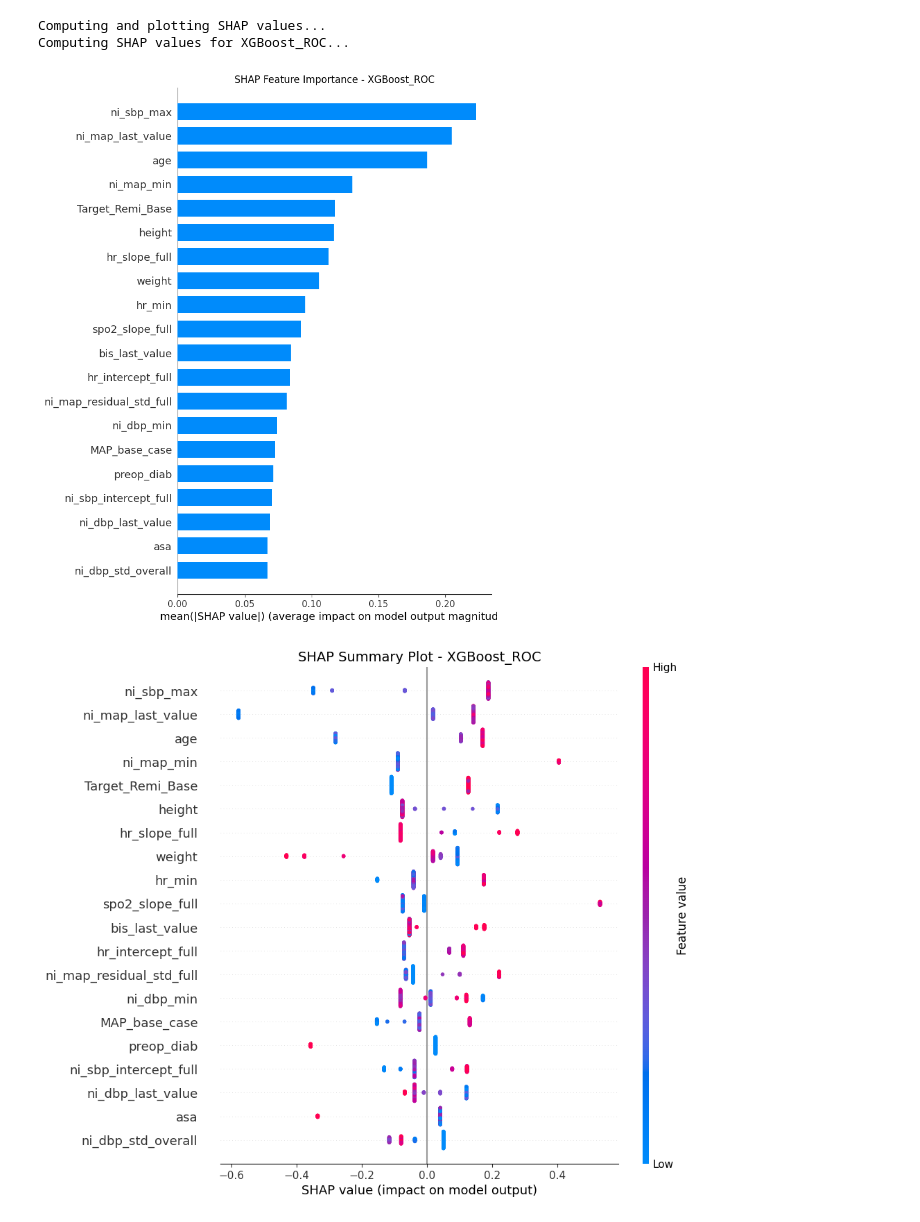
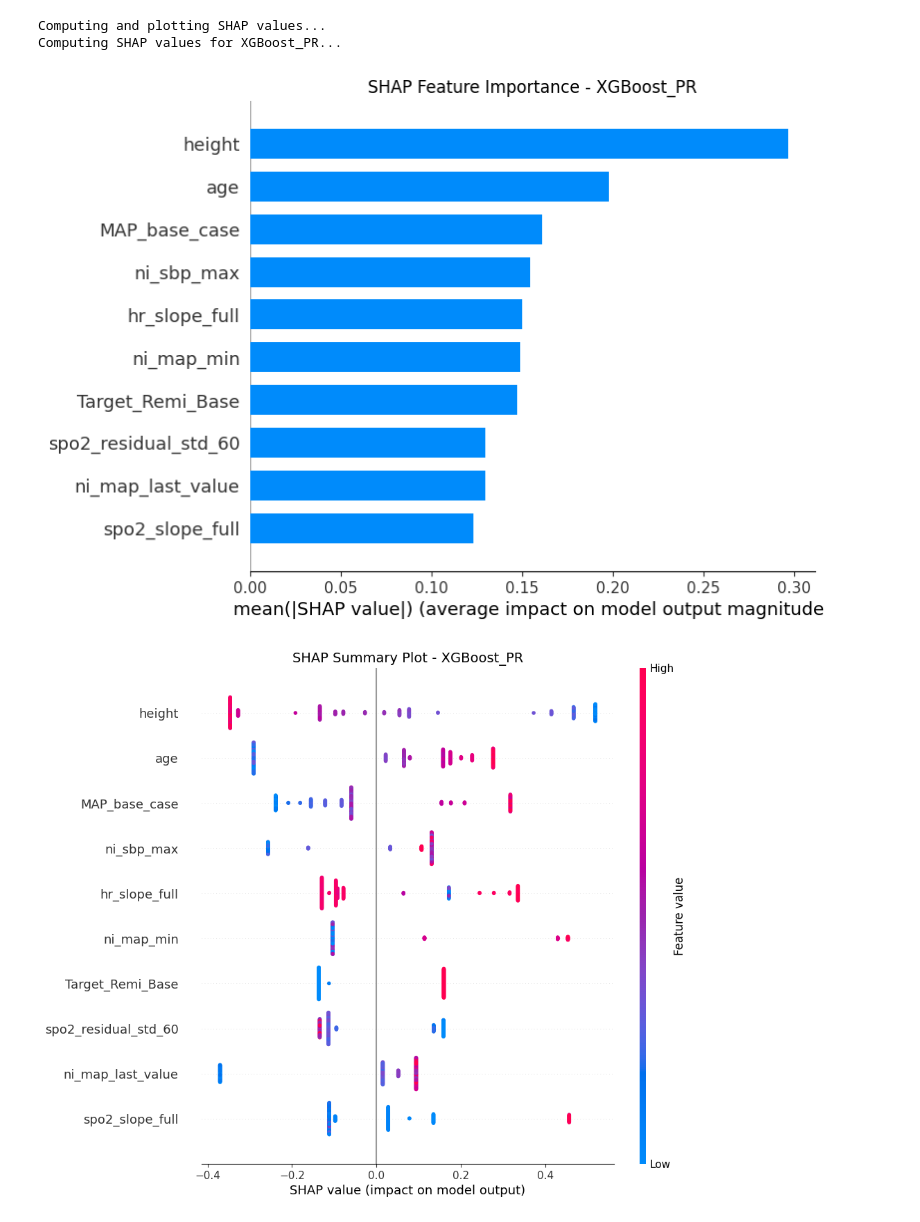
Before and after one commit to KevinGUILBAUT/PIH_analysis, a Jupyter notebook: show_results.ipynb, the cells around one changed output. Drawn from its saved outputs; the diff is of its cells as text; code cells hidden in the pictures.

```diff
--- a/show_results.ipynb
+++ b/show_results.ipynb
@@ -13,7 +19,15 @@ FEATURE_NAME = list(test.columns.difference(['label','cv_split']))
 # %%
 model_configs = [
     {
-        'model_filename': 'xgb_model_opt_roc.json',
+        'model_filename': 'xgb_model_opt_test.json',
+        'test_data': test,
+        'train_data': train,
+        'features_names': FEATURE_NAME,
+        'name': 'XGBoost_PR',
+        'model_type': 'xgboost',
+    },
+    {
+        'model_filename': 'xgb_model_opt_test_roc.json',
         'test_data': test,
         'train_data': train,
         'features_names': FEATURE_NAME,
@@ -21,43 +35,19 @@ model_configs = [
         'model_type': 'xgboost',
     },
     {
-        'model_filename': 'xgb_model_opt.json',
-        'test_data': test,
-        'train_data': train,
-        'features_names': FEATURE_NAME,
-        'name': 'XGBoost_PR',
-        'model_type': 'xgboost',
-    },
-    {
-        'model_filename': 'rotationforest_model_opt.pkl',
-        'test_data': test,
-        'train_data': train,
-        'features_names': FEATURE_NAME,
-        'name': 'Rotation Forest',
-        'model_type': 'other',
-    },
-    {
-        'model_filename': 'rf_opt.pkl',
-        'test_data': test,
-        'train_data': train,
-        'features_names': FEATURE_NAME,
-        'name': 'Random Forest',
-        'model_type': 'other',
-    },
-    {
         'model_filename': 'logreg_model_opt.pkl',
         'test_data': test,
         'train_data': train,
         'features_names': FEATURE_NAME,
-        'name': 'Logistic Regression ',
-        'model_type': 'other',
+        'name': 'Reg_log',
+        'model_type': 'logistic',
     },
-]
+    ]
 
 # Initialize and run
 evaluator = Test_Model(
     model_configs=model_configs,
-    output_name="RFE")
+    output_name="test")
 
 evaluator.run()
 # %% [output]
@@ -84,4 +75,4 @@ Plotting Precision-Recall curves...
 Computing and plotting SHAP values...
-Computing SHAP values for XGBoost_ROC...
+Computing SHAP values for XGBoost_PR...
-[figure, old version]
+[figure, new version]
-[figure, old version]
+[figure, new version]
```
Also changed, not shown: parts of 4 cells of this notebook.
